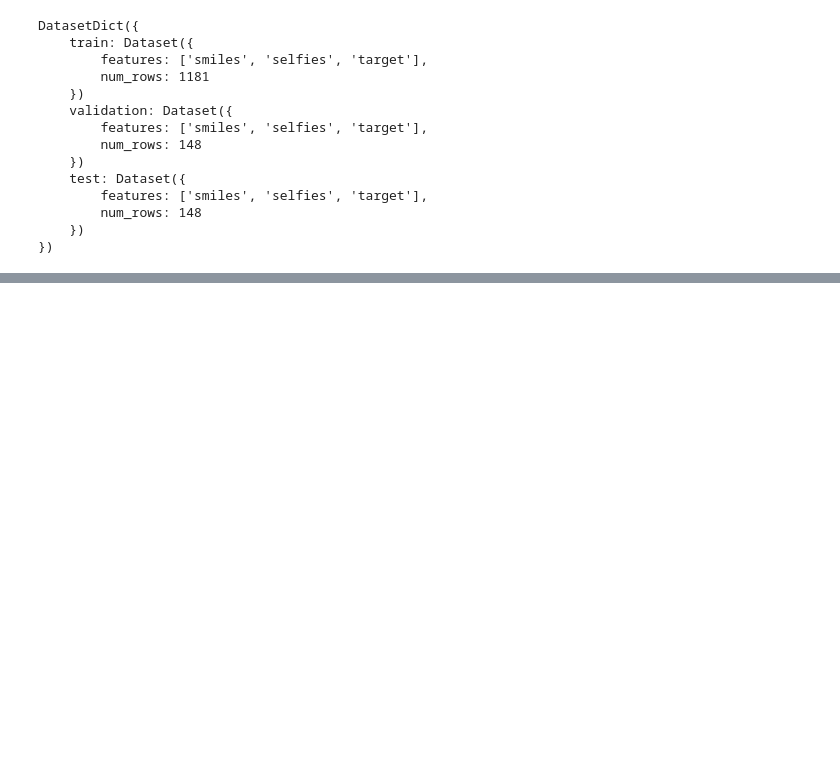
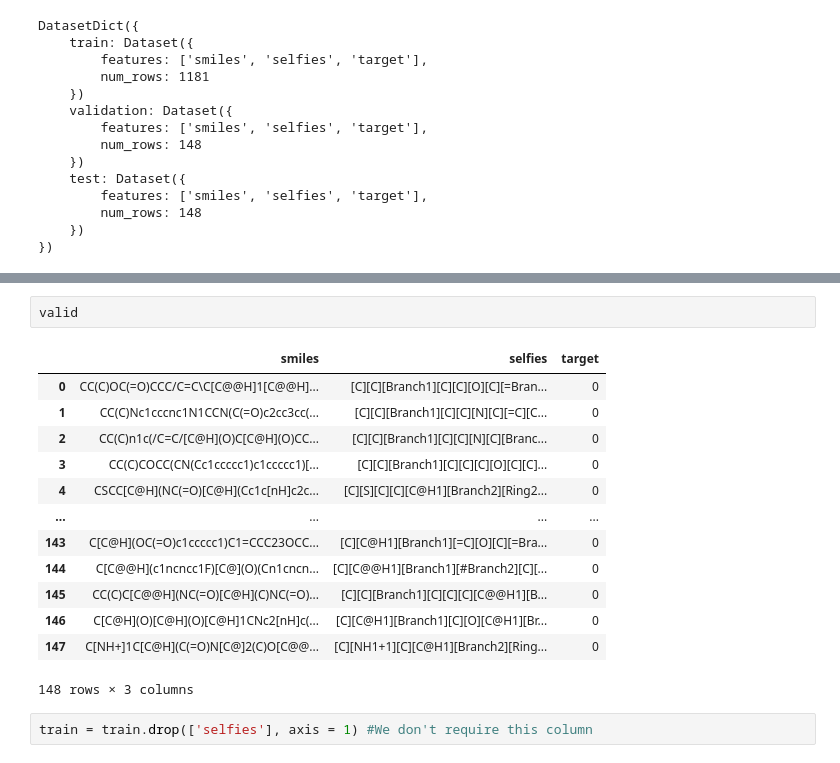
Before and after one commit to devroopsaha744/toxicity-prediction-ai-bionnovate-Visonx.py, a Jupyter notebook: IIT_Jodhpur_ML_Hackathon.ipynb, the cells around one changed output, grey strips where cells are left out. Cells and saved outputs as stored; diff of their text form; blank space fills up the shorter version.

```diff
--- a/IIT_Jodhpur_ML_Hackathon.ipynb
+++ b/IIT_Jodhpur_ML_Hackathon.ipynb
@@ -49,0 +125,18 @@ DatasetDict({
+# %%
+valid
+# %% [output]
+|  | smiles | selfies | target |
+| 0 | CC(C)OC(=O)CCC/C=C\C[C@@H]1[C@@H]... | [C][C][Branch1][C][C][O][C][=Bran... | 0 |
+| 1 | CC(C)Nc1cccnc1N1CCN(C(=O)c2cc3cc(... | [C][C][Branch1][C][C][N][C][=C][C... | 0 |
+| 2 | CC(C)n1c(/C=C/[C@H](O)C[C@H](O)CC... | [C][C][Branch1][C][C][N][C][Branc... | 0 |
+| 3 | CC(C)COCC(CN(Cc1ccccc1)c1ccccc1)[... | [C][C][Branch1][C][C][C][O][C][C]... | 0 |
+| 4 | CSCC[C@H](NC(=O)[C@H](Cc1c[nH]c2c... | [C][S][C][C][C@H1][Branch2][Ring2... | 0 |
+| ... | ... | ... | ... |
+| 143 | C[C@H](OC(=O)c1ccccc1)C1=CCC23OCC... | [C][C@H1][Branch1][=C][O][C][=Bra... | 0 |
+| 144 | C[C@@H](c1ncncc1F)[C@](O)(Cn1cncn... | [C][C@@H1][Branch1][#Branch2][C][... | 0 |
+| 145 | CC(C)C[C@@H](NC(=O)[C@H](C)NC(=O)... | [C][C][Branch1][C][C][C][C@@H1][B... | 0 |
+| 146 | C[C@H](O)[C@H](O)[C@H]1CNc2[nH]c(... | [C][C@H1][Branch1][C][O][C@H1][Br... | 0 |
+| 147 | C[NH+]1C[C@H](C(=O)N[C@]2(C)O[C@@... | [C][NH1+1][C][C@H1][Branch2][Ring... | 0 |
+148 rows × 3 columns
+# %%
+train = train.drop(['selfies'], axis = 1) #We don't require this column
```
Also changed, not shown: parts of 19 cells of this notebook.
